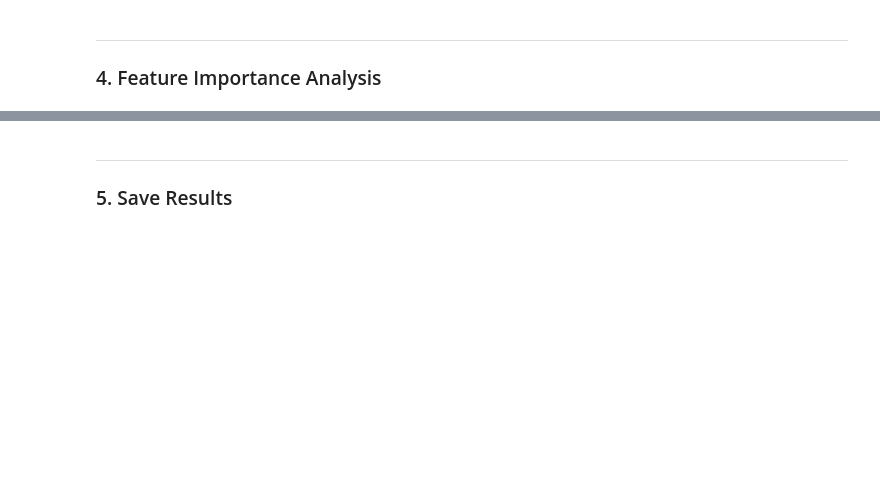
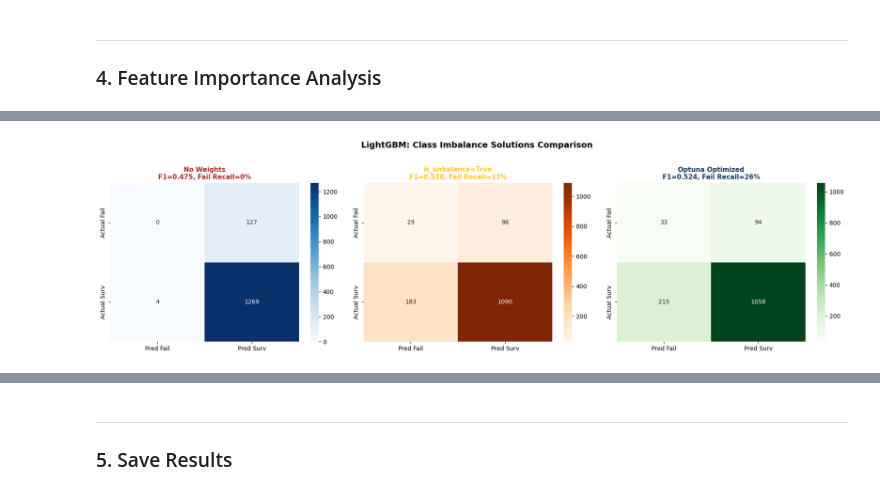
Before and after one commit to Tuminha/Implant-Success-Kaggle-Competition-, a Jupyter notebook: notebooks/05_LightGBM.ipynb, the cells around one changed output, grey strips where cells are left out. Drawn from its saved outputs; the diff is of its cells as text; code cells hidden in the pictures; blank space fills up the shorter version.

```diff
--- a/notebooks/05_LightGBM.ipynb
+++ b/notebooks/05_LightGBM.ipynb
@@ -180,0 +445,37 @@ print(feature_importance.head(10).to_string(index=False))
+# %%
+# =============================================================================
+# 3-WAY CONFUSION MATRIX COMPARISON
+# =============================================================================
+
+fig, axes = plt.subplots(1, 3, figsize=(18, 5))
+
+# ---- 1. No Weights ----
+cm_no_weights = confusion_matrix(y_val, y_pred_lgb)
+sns.heatmap(cm_no_weights, annot=True, fmt='d', cmap='Blues', ax=axes[0],
+            xticklabels=['Pred Fail', 'Pred Surv'],
+            yticklabels=['Actual Fail', 'Actual Surv'])
+axes[0].set_title(f'No Weights\nF1={f1_macro_lgb:.3f}, Fail Recall={recall_failure_lgb*100:.0f}%',
+                  fontweight='bold', fontsize=11, color=COLORS['crimson_blaze'])
+
+# ---- 2. is_unbalance=True ----
+cm_balanced = confusion_matrix(y_val, y_pred_balanced)
+sns.heatmap(cm_balanced, annot=True, fmt='d', cmap='Oranges', ax=axes[1],
+            xticklabels=['Pred Fail', 'Pred Surv'],
+            yticklabels=['Actual Fail', 'Actual Surv'])
+axes[1].set_title(f'is_unbalance=True\nF1={f1_macro_balanced:.3f}, Fail Recall={recall_failure_balanced*100:.0f}%',
+                  fontweight='bold', fontsize=11, color=COLORS['periospot_yellow'])
+
+# ---- 3. Optuna Optimized ----
+cm_opt = confusion_matrix(y_val, y_pred_opt)
+sns.heatmap(cm_opt, annot=True, fmt='d', cmap='Greens', ax=axes[2],
+            xticklabels=['Pred Fail', 'Pred Surv'],
+            yticklabels=['Actual Fail', 'Actual Surv'])
+axes[2].set_title(f'Optuna Optimized\nF1={f1_macro_opt:.3f}, Fail Recall={recall_failure_opt*100:.0f}%',
+                  fontweight='bold', fontsize=11, color=COLORS['periospot_blue'])
+
+plt.suptitle('LightGBM: Class Imbalance Solutions Comparison', fontsize=14, fontweight='bold', y=1.02)
+plt.tight_layout()
+plt.savefig('../figures/lgb_optuna_comparison.png', dpi=150, bbox_inches='tight')
+plt.show()
+# %% [output]
+[figure, added]
```
Also changed, not shown: parts of 19 cells of this notebook, 16 other files.
